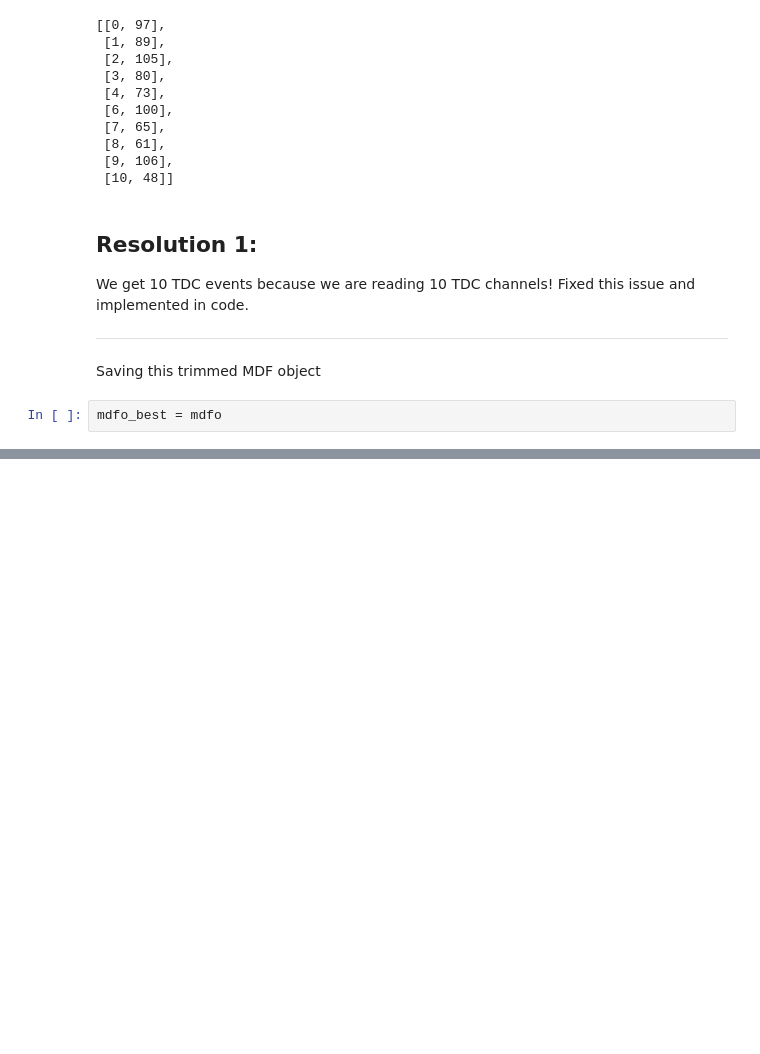
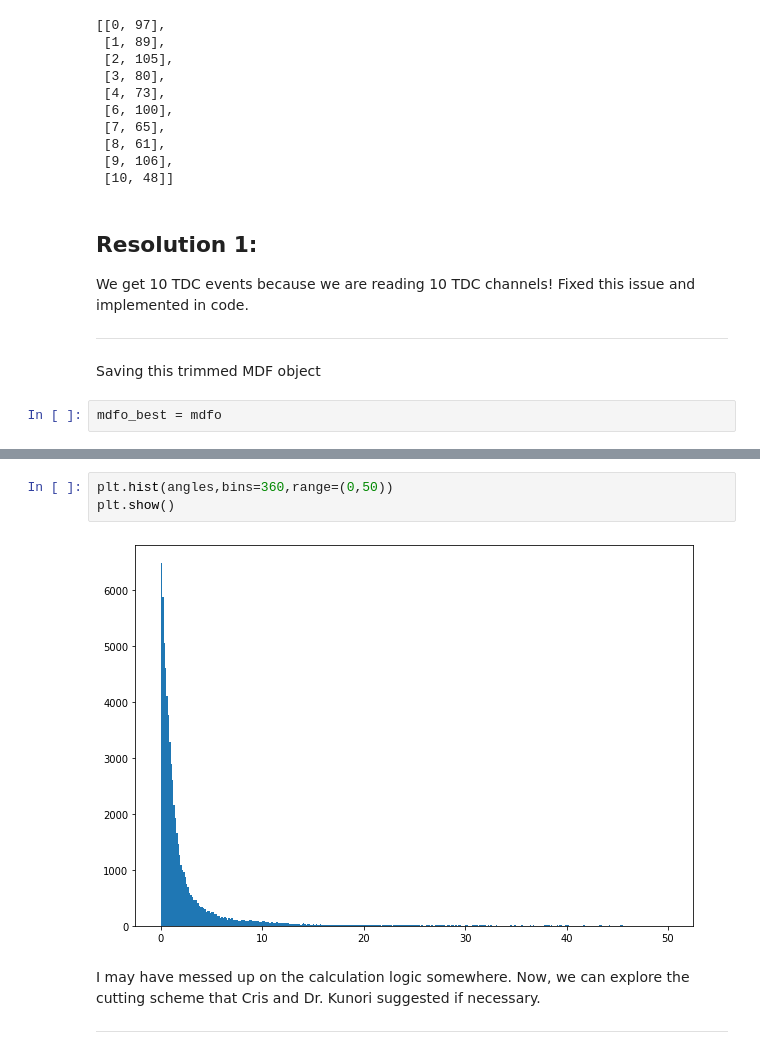
Before and after one commit to shanto268/HEP_DAQ, a Jupyter notebook: CrateAnalysis/image_analysis.ipynb, the cells around one changed output, grey strips where cells are left out. Cells and saved outputs as stored; diff of their text form; blank space fills up the shorter version.

```diff
--- a/CrateAnalysis/image_analysis.ipynb
+++ b/CrateAnalysis/image_analysis.ipynb
@@ -251,0 +269,9 @@ mdfo.reload()
+# %%
+plt.hist(angles,bins=360,range=(0,50))
+plt.show()
+# %% [output]
+[figure, added]
+# %% [markdown]
+I may have messed up on the calculation logic somewhere. Now, we can explore the cutting scheme that Cris and Dr. Kunori suggested if necessary.
+
+---
```
Also changed, not shown: parts of 72 cells of this notebook, 24 other files.
